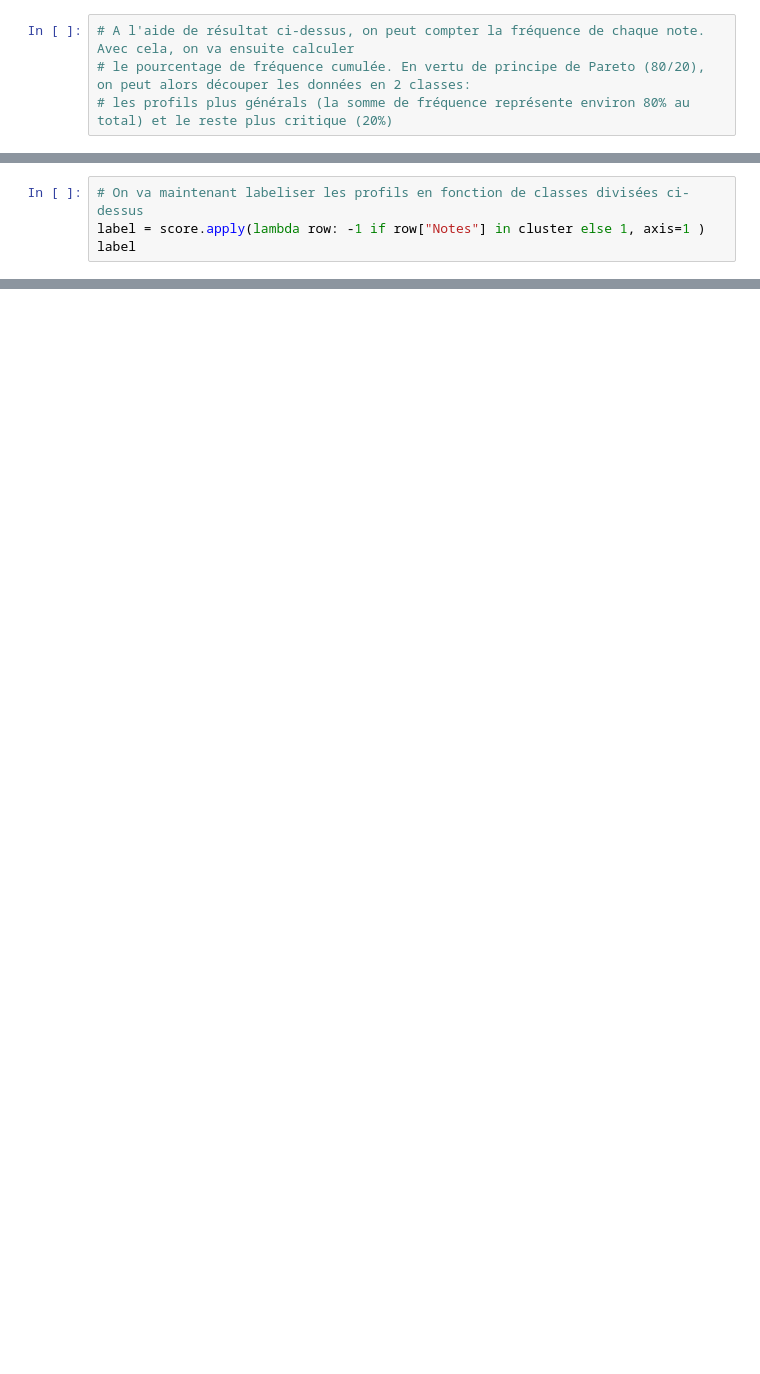
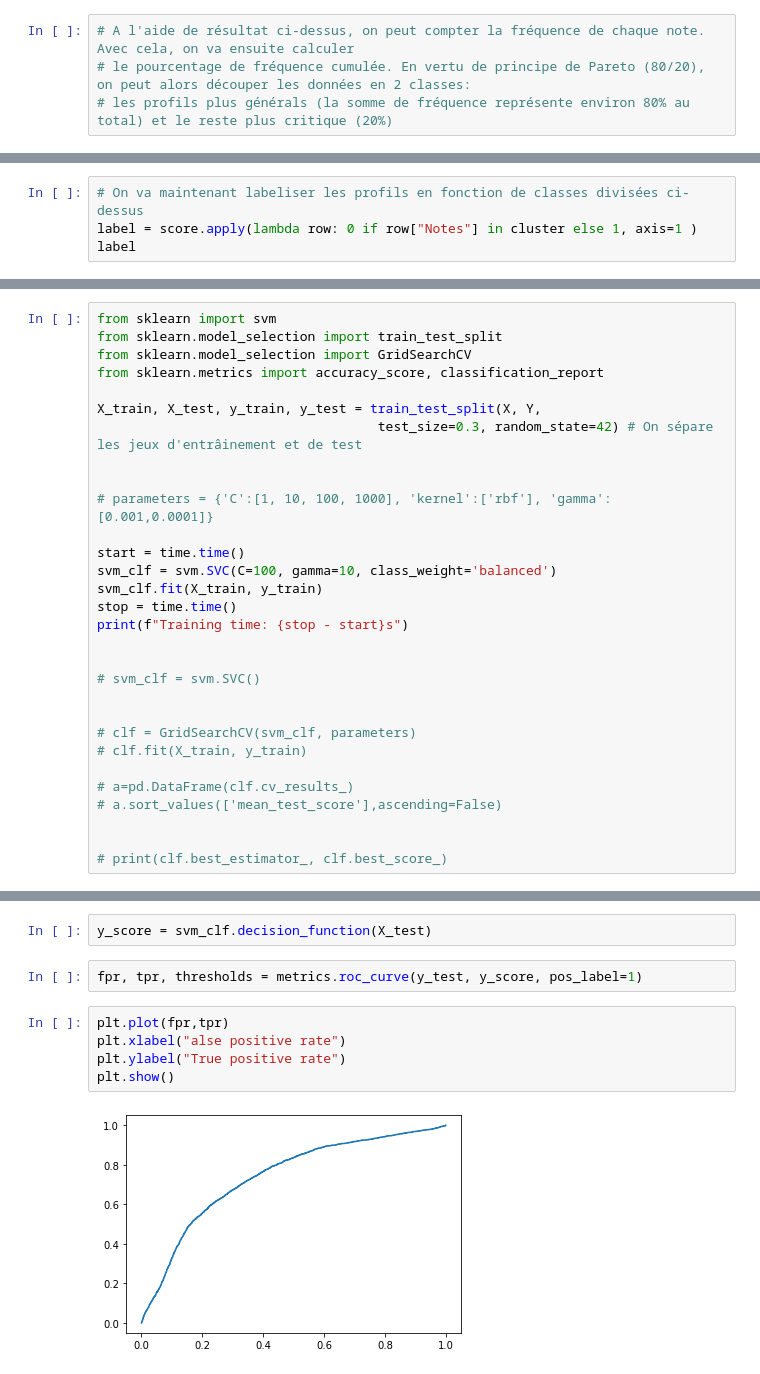
Before and after one commit to cug-sun/IF29_projet, a Jupyter notebook: Code définitif GR05.ipynb, the cells around one changed output, grey strips where cells are left out. Cells and saved outputs as stored; diff of their text form; blank space fills up the shorter version.

Commit message:
optimize svm, plot ROC curve and learing curve

```diff
--- a/Code définitif GR05.ipynb
+++ b/Code définitif GR05.ipynb
@@ -278,6 +288,6 @@ print(cluster) #les notes de cette classe
 [0.05, 0.03, 0.07, 0.09, 0.01, 0.06, 0.04]
 # %%
 # On va maintenant labeliser les profils en fonction de classes divisées ci-dessus
-label = score.apply(lambda row: -1 if row["Notes"] in cluster else 1, axis=1 )
+label = score.apply(lambda row: 0 if row["Notes"] in cluster else 1, axis=1 )
 label
 # %% [output]
@@ -405,0 +316,30 @@ ValueError: The number of FixedLocator locations (2), usually from a call to set
+# %%
+from sklearn import svm
+from sklearn.model_selection import train_test_split
+from sklearn.model_selection import GridSearchCV
+from sklearn.metrics import accuracy_score, classification_report
+
+X_train, X_test, y_train, y_test = train_test_split(X, Y,
+                                    test_size=0.3, random_state=42) # On sépare les jeux d'entrâinement et de test
+
+
+# parameters = {'C':[1, 10, 100, 1000], 'kernel':['rbf'], 'gamma':[0.001,0.0001]}
+
+start = time.time()
+svm_clf = svm.SVC(C=100, gamma=10, class_weight='balanced')
+svm_clf.fit(X_train, y_train)
+stop = time.time()
+print(f"Training time: {stop - start}s")
+
+
+# svm_clf = svm.SVC()
+
+
+# clf = GridSearchCV(svm_clf, parameters)
+# clf.fit(X_train, y_train)
+
+# a=pd.DataFrame(clf.cv_results_)
+# a.sort_values(['mean_test_score'],ascending=False)
+
+
+# print(clf.best_estimator_, clf.best_score_)
@@ -405,0 +411,11 @@ ValueError: The number of FixedLocator locations (2), usually from a call to set
+# %%
+y_score = svm_clf.decision_function(X_test)
+# %%
+fpr, tpr, thresholds = metrics.roc_curve(y_test, y_score, pos_label=1)
+# %%
+plt.plot(fpr,tpr)
+plt.xlabel("alse positive rate")
+plt.ylabel("True positive rate")
+plt.show()
+# %% [output]
+[figure, added]
```
Also changed, not shown: parts of 29 cells of this notebook.
